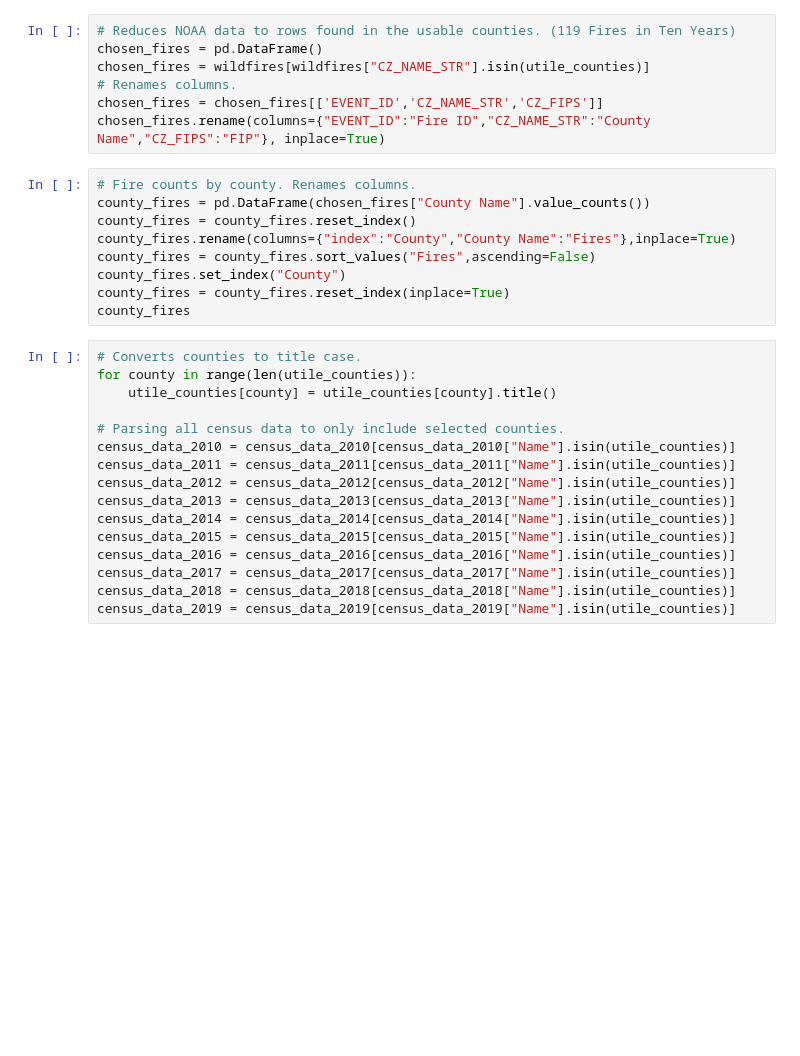
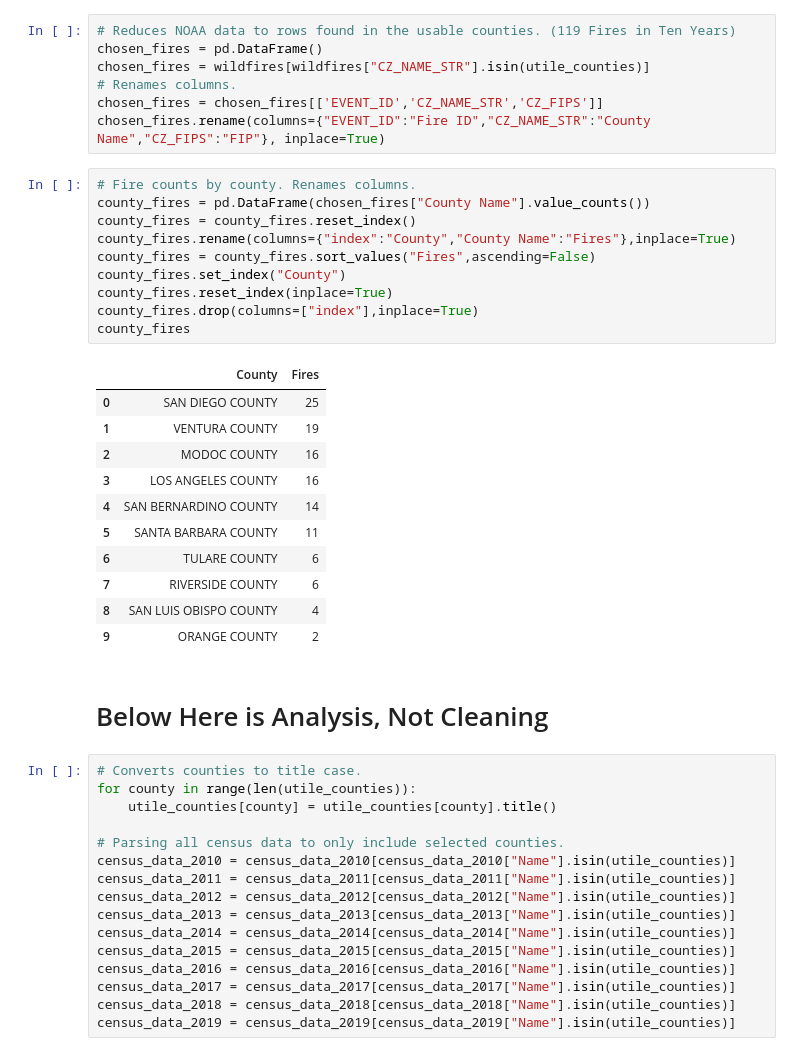
Before and after one commit to jacobdv/extreme-weather, a Jupyter notebook: wildfire-population-analysis.ipynb, the cells around one changed output. Drawn from its saved outputs; the diff is of its cells as text; blank space fills up the shorter version.

```diff
--- a/wildfire-population-analysis.ipynb
+++ b/wildfire-population-analysis.ipynb
@@ -65,12 +92,27 @@ chosen_fires.rename(columns={"EVENT_ID":"Fire ID","CZ_NAME_STR":"County Name","C
 # %%
 # Fire counts by county. Renames columns.
 county_fires = pd.DataFrame(chosen_fires["County Name"].value_counts())
 county_fires = county_fires.reset_index()
 county_fires.rename(columns={"index":"County","County Name":"Fires"},inplace=True)
 county_fires = county_fires.sort_values("Fires",ascending=False)
 county_fires.set_index("County")
-county_fires = county_fires.reset_index(inplace=True)
+county_fires.reset_index(inplace=True)
+county_fires.drop(columns=["index"],inplace=True)
 county_fires
+# %% [output]
+|  | County | Fires |
+| 0 | SAN DIEGO COUNTY | 25 |
+| 1 | VENTURA COUNTY | 19 |
+| 2 | MODOC COUNTY | 16 |
+| 3 | LOS ANGELES COUNTY | 16 |
+| 4 | SAN BERNARDINO COUNTY | 14 |
+| 5 | SANTA BARBARA COUNTY | 11 |
+| 6 | TULARE COUNTY | 6 |
+| 7 | RIVERSIDE COUNTY | 6 |
+| 8 | SAN LUIS OBISPO COUNTY | 4 |
+| 9 | ORANGE COUNTY | 2 |
+# %% [markdown]
+# Below Here is Analysis, Not Cleaning
 # %%
 # Converts counties to title case.
 for county in range(len(utile_counties)):
```
Also changed, not shown: parts of 5 cells of this notebook, 1 other file.
